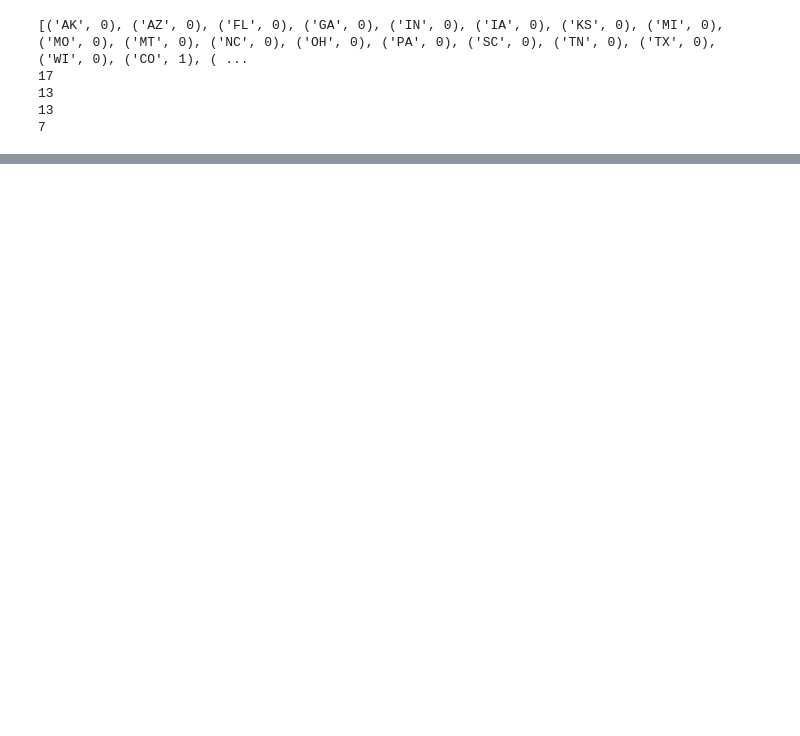
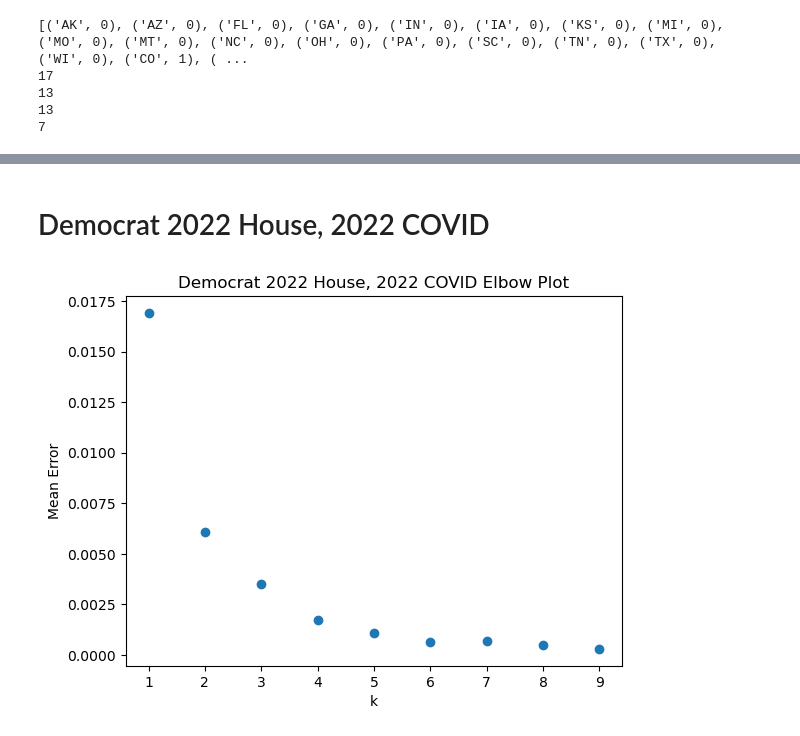
Before and after one commit to IanSinColorado/PoliticsAndCovid, a Jupyter notebook: dataCompression.ipynb, the cells around one changed output, grey strips where cells are left out. Saved outputs shown, nothing was run; the diff lists cells and outputs as text; code cells hidden in the pictures; blank space fills up the shorter version.

```diff
--- a/dataCompression.ipynb
+++ b/dataCompression.ipynb
@@ -768,0 +772,7 @@ make_map(best_cluster, best_colors, "Republican Party Clusters for House 2020 an
+# %% [markdown]
+# Democrat 2022 House, 2022 COVID
+# %%
+dem_h_2022_c_2022 = plot_df_specific(votes_prop, cases_norm, 2022, 2022, 'DEMOCRAT')
+elbow_plot(dem_h_2020_c_2020, list(range(1, 10)), "Democrat 2022 House, 2022 COVID Elbow Plot")
+# %% [output]
+[figure, added]
```
Also changed, not shown: parts of 20 cells of this notebook.
